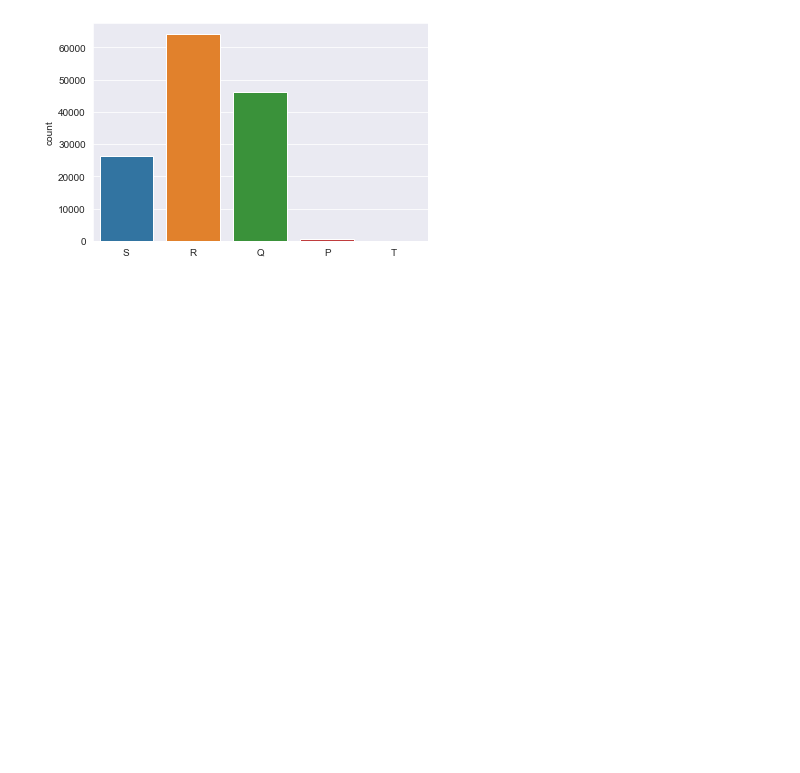
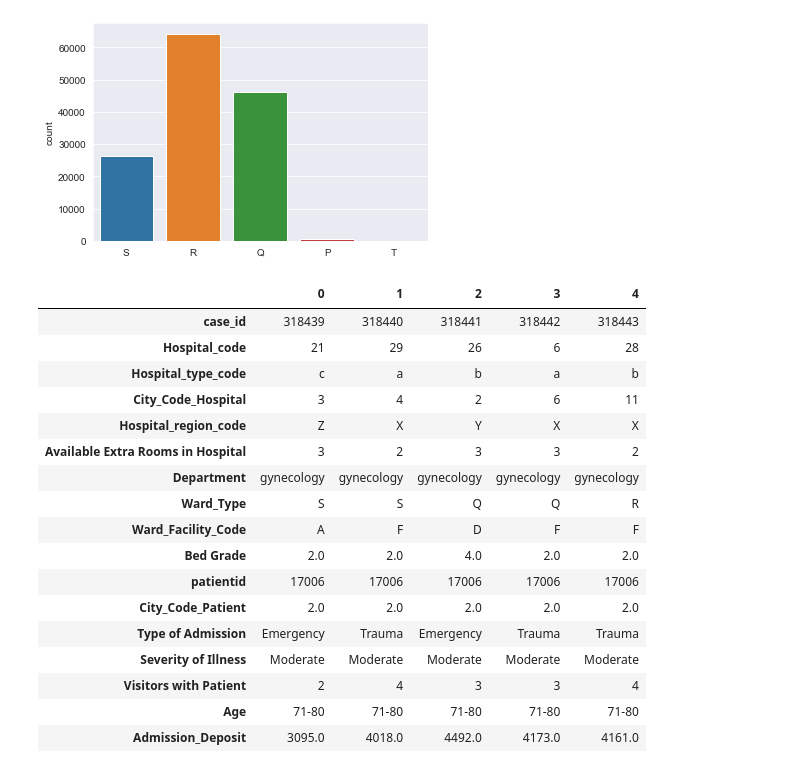
Before and after one commit to subhadeep-123/Hospital, a Jupyter notebook: hospital ward allocation.ipynb, the cells around one changed output. Saved outputs shown, nothing was run; the diff lists cells and outputs as text; code cells hidden in the pictures; blank space fills up the shorter version.

```diff
--- a/hospital ward allocation.ipynb
+++ b/hospital ward allocation.ipynb
@@ -479,0 +511,23 @@ with open('classifier.pickle','wb') as f:
+# %%
+# Training Samples
+temp = pd.read_csv('dataset/test_data.csv')
+temp.head().T
+# %% [output]
+|  | 0 | 1 | 2 | 3 | 4 |
+| case_id | 318439 | 318440 | 318441 | 318442 | 318443 |
+| Hospital_code | 21 | 29 | 26 | 6 | 28 |
+| Hospital_type_code | c | a | b | a | b |
+| City_Code_Hospital | 3 | 4 | 2 | 6 | 11 |
+| Hospital_region_code | Z | X | Y | X | X |
+| Available Extra Rooms in Hospital | 3 | 2 | 3 | 3 | 2 |
+| Department | gynecology | gynecology | gynecology | gynecology | gynecology |
+| Ward_Type | S | S | Q | Q | R |
+| Ward_Facility_Code | A | F | D | F | F |
+| Bed Grade | 2.0 | 2.0 | 4.0 | 2.0 | 2.0 |
+| patientid | 17006 | 17006 | 17006 | 17006 | 17006 |
+| City_Code_Patient | 2.0 | 2.0 | 2.0 | 2.0 | 2.0 |
+| Type of Admission | Emergency | Trauma | Emergency | Trauma | Trauma |
+| Severity of Illness | Moderate | Moderate | Moderate | Moderate | Moderate |
+| Visitors with Patient | 2 | 4 | 3 | 3 | 4 |
+| Age | 71-80 | 71-80 | 71-80 | 71-80 | 71-80 |
+| Admission_Deposit | 3095.0 | 4018.0 | 4492.0 | 4173.0 | 4161.0 |
```
Also changed, not shown: parts of 9 cells of this notebook, 4 other files.
